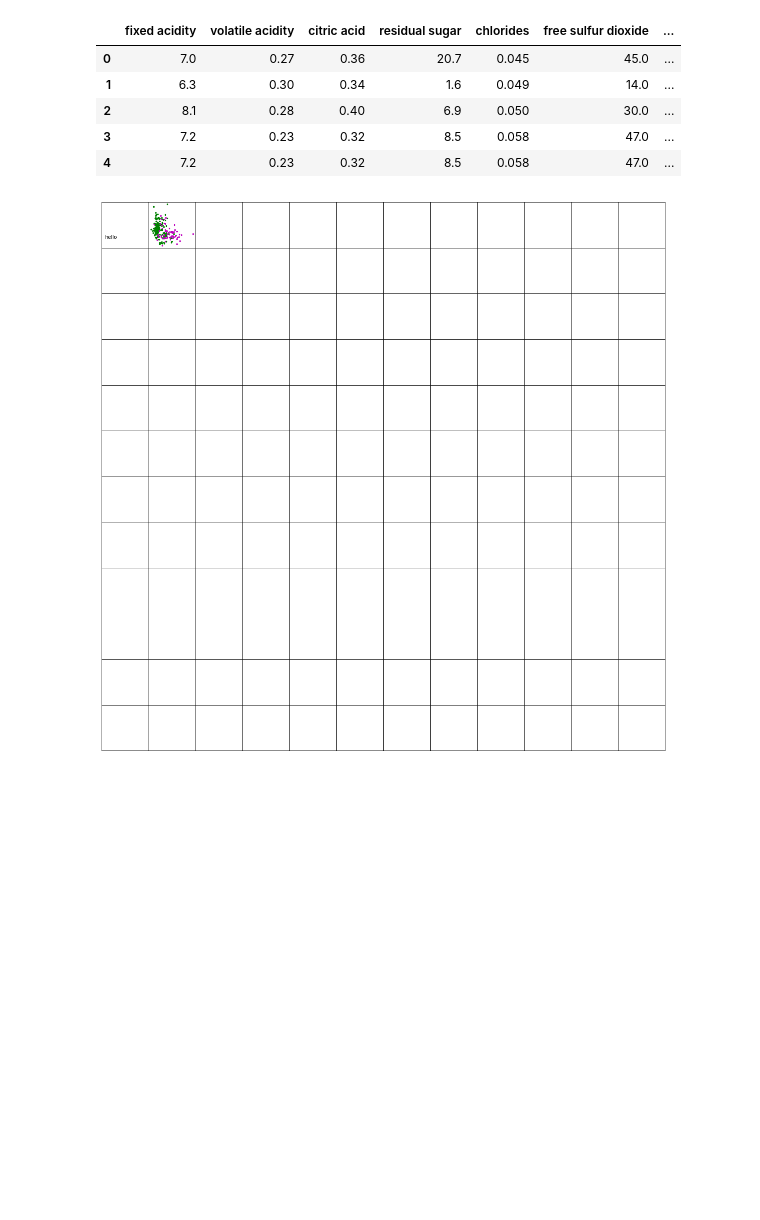
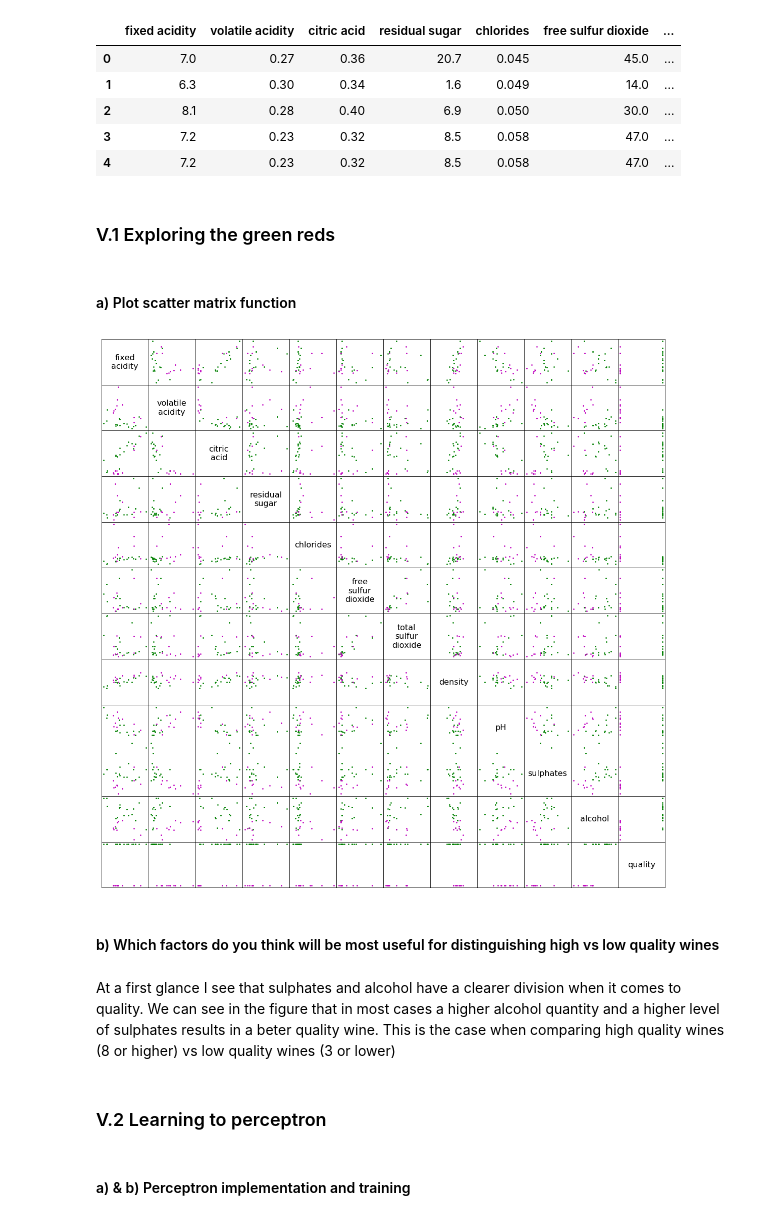
Before and after one commit to ThomasH88/ft_sommelier, a Jupyter notebook: ft_sommelier.ipynb, the cells around one changed output. Cells and saved outputs as stored; diff of their text form; code cells hidden in the pictures; blank space fills up the shorter version.

```diff
--- a/ft_sommelier.ipynb
+++ b/ft_sommelier.ipynb
@@ -4,10 +4,10 @@
 import pandas as pd
 import matplotlib.pyplot as plt
 # %%
-#red_wine_df = pd.read_csv("/nfs/2018/t/tholzheu/42_program/ft_sommelier/resources/winequality-red.csv", sep=';')
-#white_wine_df = pd.read_csv("/nfs/2018/t/tholzheu/42_program/ft_sommelier/resources/winequality-white.csv", sep=';')
+red_wine_df = pd.read_csv("/nfs/2018/t/tholzheu/42_program/ft_sommelier/resources/winequality-red.csv", sep=';')
+white_wine_df = pd.read_csv("/nfs/2018/t/tholzheu/42_program/ft_sommelier/resources/winequality-white.csv", sep=';')
 
 # my computer
 
-red_wine_df = pd.read_csv("/home/thomas/42/github/ft_sommelier/resources/winequality-red.csv", sep=';')
-white_wine_df = pd.read_csv("/home/thomas/42/github/ft_sommelier/resources/winequality-white.csv", sep=';')
+#red_wine_df = pd.read_csv("/home/thomas/42/github/ft_sommelier/resources/winequality-red.csv", sep=';')
+#white_wine_df = pd.read_csv("/home/thomas/42/github/ft_sommelier/resources/winequality-white.csv", sep=';')
@@ -29,23 +31,44 @@ white_wine_df.head()
 | 2 | 8.1 | 0.28 | 0.40 | 6.9 | 0.050 | 30.0 | ... |
 | 3 | 7.2 | 0.23 | 0.32 | 8.5 | 0.058 | 47.0 | ... |
 | 4 | 7.2 | 0.23 | 0.32 | 8.5 | 0.058 | 47.0 | ... |
+# %% [markdown]
+### V.1 Exploring the green reds
+# %% [markdown]
+#### a) Plot scatter matrix function
 # %%
-def plot_scatter_matrix(wine_data, good_threshold, bad_threshold, save_plot=False):
+def plot_scatter_matrix(wine_data, good_threshold, bad_threshold, save_plot=False, name=''):
     fig, axmat = plt.subplots(12, 12, figsize=(20, 20))
     for axrow in axmat:
         for ax in axrow:
             ax.set_xticks([])
             ax.set_yticks([])
     plt.subplots_adjust(wspace=0, hspace=0)
-    plt.sca(axmat[0][0])
-    plt.text(0.07, 0.2, 'hello')
-    plt.sca(axmat[0][1])
-    plt.scatter(red_wine_df['volatile acidity'][red_wine_df['quality'] > good_threshold],
-                red_wine_df['fixed acidity'][red_wine_df['quality'] > good_threshold], s=5, c='g')
-    plt.scatter(red_wine_df['volatile acidity'][red_wine_df['quality'] < bad_threshold],
-                red_wine_df['fixed acidity'][red_wine_df['quality'] < bad_threshold], s=5, c='m')
+    h_list = red_wine_df.columns.values
+    for i in range(len(h_list)):
+        for j in range(len(h_list)):
+            plt.sca(axmat[i][j])
+            if (i == j):
+                plt.text(0.5, 0.5, h_list[j].replace(' ', '\n'), fontsize=16, ha='center', va='center')
+            else:
+                plt.scatter(red_wine_df[h_list[j]][red_wine_df['quality'] > good_threshold],
+                            red_wine_df[h_list[i]][red_wine_df['quality'] > good_threshold], s=3, c='g')
+                plt.scatter(red_wine_df[h_list[j]][red_wine_df['quality'] < bad_threshold],
+                            red_wine_df[h_list[i]][red_wine_df['quality'] < bad_threshold], s=3, c='m')
+    if (save_plot):
+        plt.savefig(name + 'plt.png') # bbox_inches='tight' to remove white space around
     plt.show()
 # %%
-plot_scatter_matrix(red_wine_df, 6, 5)
+plot_scatter_matrix(red_wine_df, 7, 4)
 # %% [output]
-[figure, old version]
+[figure, new version]
+# %% [markdown]
+#### b) Which factors do you think will be most useful for distinguishing high vs low quality wines
+# %% [markdown]
+At a first glance I see that sulphates and alcohol have a clearer division when it comes to quality.
+We can see in the figure that in most cases a higher alcohol quantity and a higher level of sulphates results
+in a beter quality wine. This is the case when comparing high quality wines (8 or higher) vs low quality wines
+(3 or lower)
+# %% [markdown]
+### V.2 Learning to perceptron
+# %% [markdown]
+#### a) & b) Perceptron implementation and training
```
Also changed, not shown: parts of 3 cells of this notebook.
